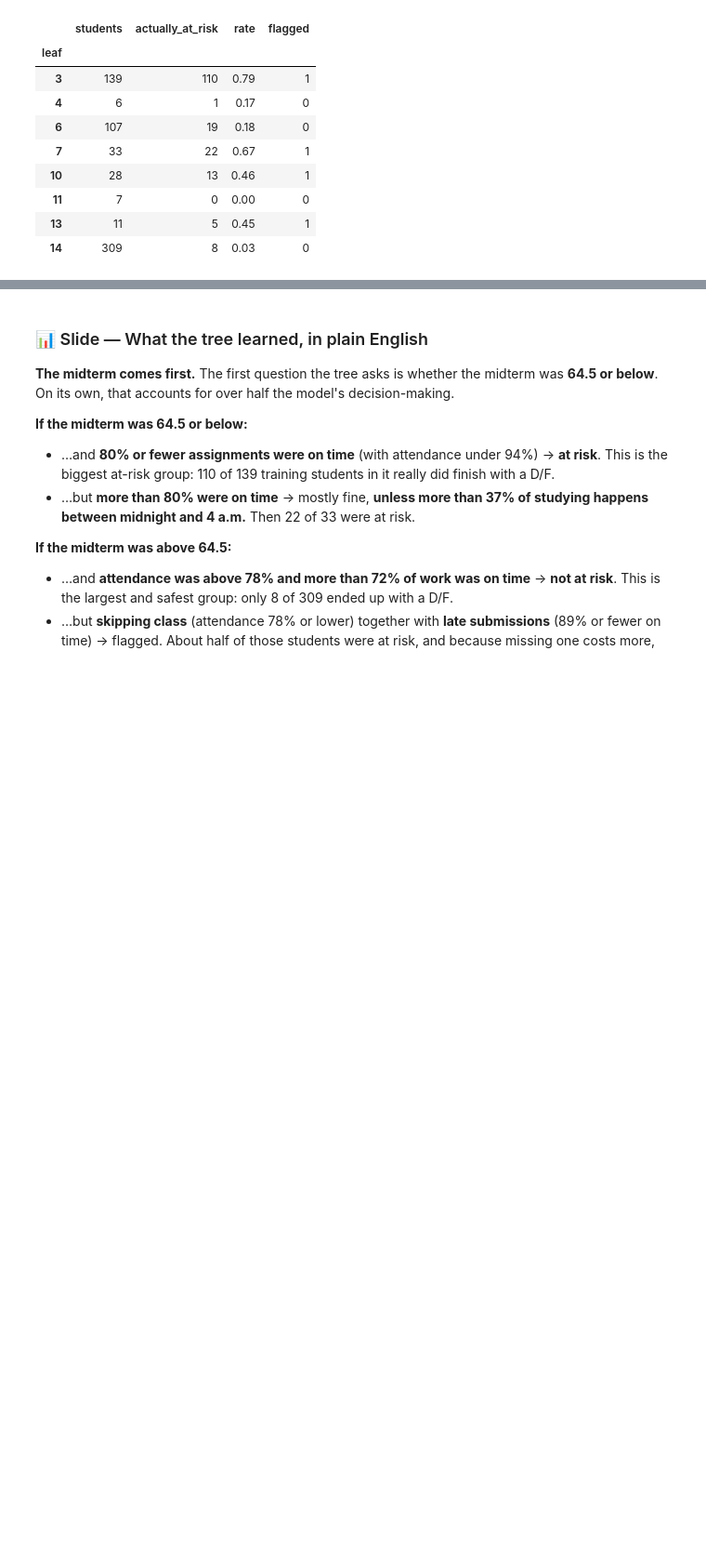
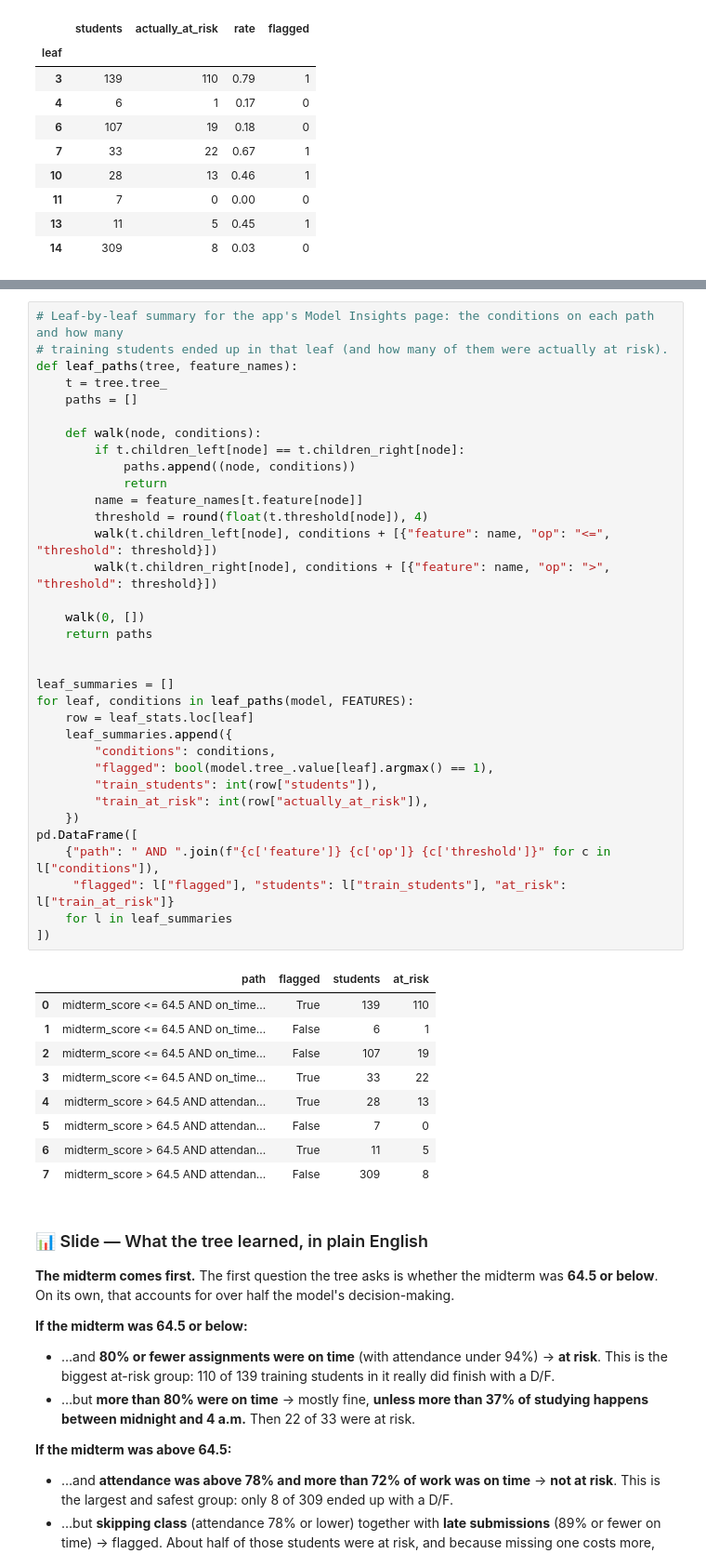
Before and after one commit to zeke75895/mi-advisor, a Jupyter notebook: notebooks/02_train_evaluate.ipynb, the cells around one changed output, grey strips where cells are left out. Shown at 93% size. Cells and saved outputs as stored; diff of their text form; blank space fills up the shorter version.

```diff
--- a/notebooks/02_train_evaluate.ipynb
+++ b/notebooks/02_train_evaluate.ipynb
@@ -394,3 +419,47 @@ leaf_stats.round(2)
+# %%
+# Leaf-by-leaf summary for the app's Model Insights page: the conditions on each path and how many
+# training students ended up in that leaf (and how many of them were actually at risk).
+def leaf_paths(tree, feature_names):
+    t = tree.tree_
+    paths = []
+
+    def walk(node, conditions):
+        if t.children_left[node] == t.children_right[node]:
+            paths.append((node, conditions))
+            return
+        name = feature_names[t.feature[node]]
+        threshold = round(float(t.threshold[node]), 4)
+        walk(t.children_left[node], conditions + [{"feature": name, "op": "<=", "threshold": threshold}])
+        walk(t.children_right[node], conditions + [{"feature": name, "op": ">", "threshold": threshold}])
+
+    walk(0, [])
+    return paths
+
+
+leaf_summaries = []
+for leaf, conditions in leaf_paths(model, FEATURES):
+    row = leaf_stats.loc[leaf]
+    leaf_summaries.append({
+        "conditions": conditions,
+        "flagged": bool(model.tree_.value[leaf].argmax() == 1),
+        "train_students": int(row["students"]),
+        "train_at_risk": int(row["actually_at_risk"]),
+    })
+pd.DataFrame([
+    {"path": " AND ".join(f"{c['feature']} {c['op']} {c['threshold']}" for c in l["conditions"]),
+     "flagged": l["flagged"], "students": l["train_students"], "at_risk": l["train_at_risk"]}
+    for l in leaf_summaries
+])
+# %% [output]
+|  | path | flagged | students | at_risk |
+| 0 | midterm_score <= 64.5 AND on_time... | True | 139 | 110 |
+| 1 | midterm_score <= 64.5 AND on_time... | False | 6 | 1 |
+| 2 | midterm_score <= 64.5 AND on_time... | False | 107 | 19 |
+| 3 | midterm_score <= 64.5 AND on_time... | True | 33 | 22 |
+| 4 | midterm_score > 64.5 AND attendan... | True | 28 | 13 |
+| 5 | midterm_score > 64.5 AND attendan... | False | 7 | 0 |
+| 6 | midterm_score > 64.5 AND attendan... | True | 11 | 5 |
+| 7 | midterm_score > 64.5 AND attendan... | False | 309 | 8 |
 # %% [markdown]
 ### 📊 Slide — What the tree learned, in plain English
 
```
Also changed, not shown: parts of 3 cells of this notebook, 2 other files.
